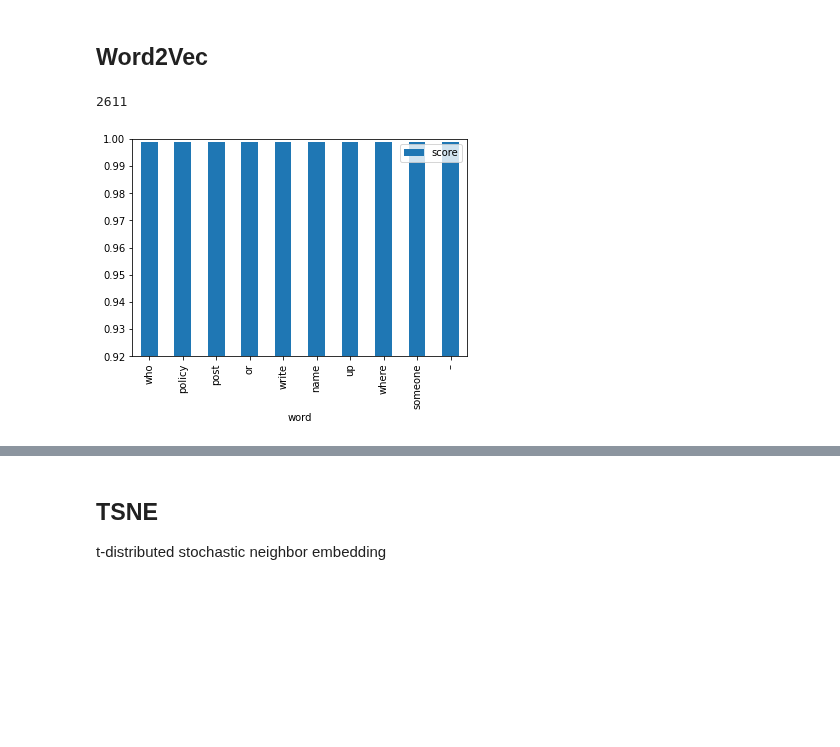
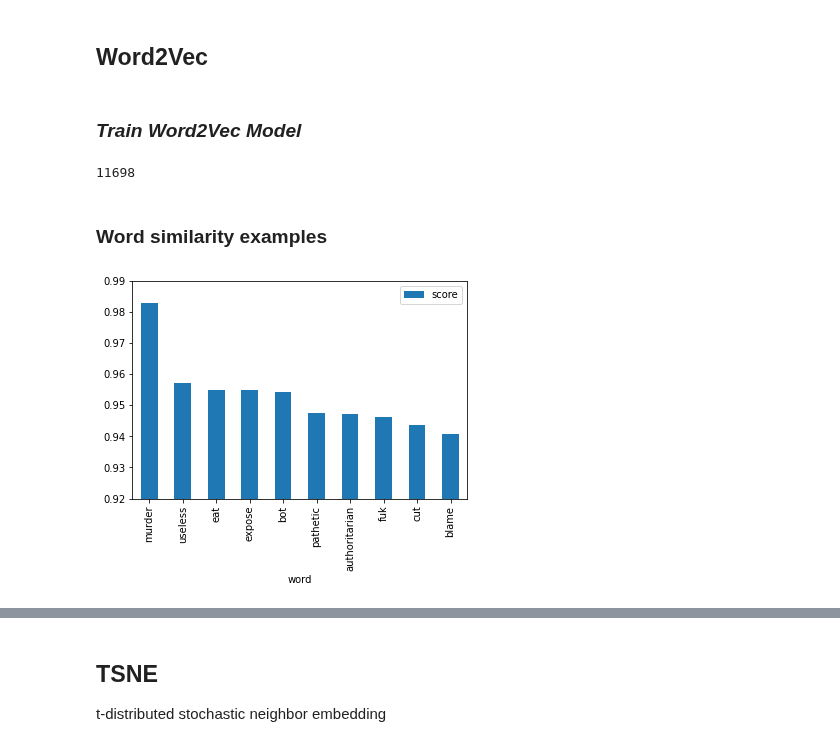
Before and after one commit to orbenishay/Classification, a Jupyter notebook: Toxic_comments_classification.ipynb, the cells around one changed output, grey strips where cells are left out. Cells and saved outputs as stored; diff of their text form; code cells hidden in the pictures; blank space fills up the shorter version.

```diff
--- a/Toxic_comments_classification.ipynb
+++ b/Toxic_comments_classification.ipynb
@@ -92,7 +100,7 @@ Saving train10000.csv to train10000.csv
 # %% [markdown]
 Get the data
 # %%
-traincomments=pd.read_csv('train10000.csv')
+traincomments=pd.read_csv('train10000 (1).csv')
 # traincomments.head()
 traincomments.info()
 # traincomments.tail()
@@ -314,7 +322,7 @@ def clean(s):
     return s
 # %%
 traincomments_filtered  = traincomments[(traincomments['comment_words']<300)&(traincomments['comment_characters']<2000)&(traincomments['contains_nonenglish']==False)]
-comment_list = traincomments_filtered['comment_text'].values # gives a list of all comments (each is a string)
+comment_list = traincomments['comment_text'].values # gives a list of all comments (each is a string)
 comment_list_lower=list(map(lambda x:x.lower(),comment_list))
 # sentences_list = [re.split('[.\n!?]',line) for line in comment_list_lower] # gives a list of list (each list is a list of sentences corresponding to 1 comment)
 comment_list_lower_splitline = [re.split('[\n]',line) for line in comment_list_lower] # gives a list of list (each list is a list of sentences corresponding to 1 comment)
@@ -336,21 +344,22 @@ words = set(nltk.corpus.words.words())
 # %% [markdown]
 ## **Word2Vec**
+# %% [markdown]
+### ***Train Word2Vec Model***
 # %%
 sentences_word2vec = sentences.copy()
 word2vec_data = traincomments.copy()
 model = Word2Vec(sentences_word2vec, size=100, window=5, min_count=3, workers=4) # train the model
 len(model.wv.vocab) #how many words in the vocabulary
 # %% [output]
-2611
+11698
+# %% [markdown]
+### **Word similarity examples**
 # %%
-sims=model.wv.most_similar('fuck')
-sims_df=pd.DataFrame(data=sims, columns=['word','score'])
-sims_df.sort_values(by='score',ascending=False).plot.bar('word','score',ylim=(0.92,1));
-# def get_related_terms(token, topn=10):
-#     for word, similarity in model.most_similar(positive=[token], topn=topn):
-#         print (word, round(similarity, 3))
+sims=model.wv.most_similar('kill');
+sims_df=pd.DataFrame(data=sims, columns=['word','score']);
+sims_df.sort_values(by='score',ascending=False).plot.bar('word','score',ylim=(0.92,0.99));
 # %% [output]
-[figure, old version]
+[figure, new version]
 # %%
 ordered_vocab = [(term, voc.index, voc.count) for term, voc in model.wv.vocab.items()] # build a list of the terms and count
 ordered_vocab_sorted = sorted(ordered_vocab, key=lambda k: -k[2]) # sort by the term counts, most common appear first
```
Also changed, not shown: parts of 9 cells of this notebook.
